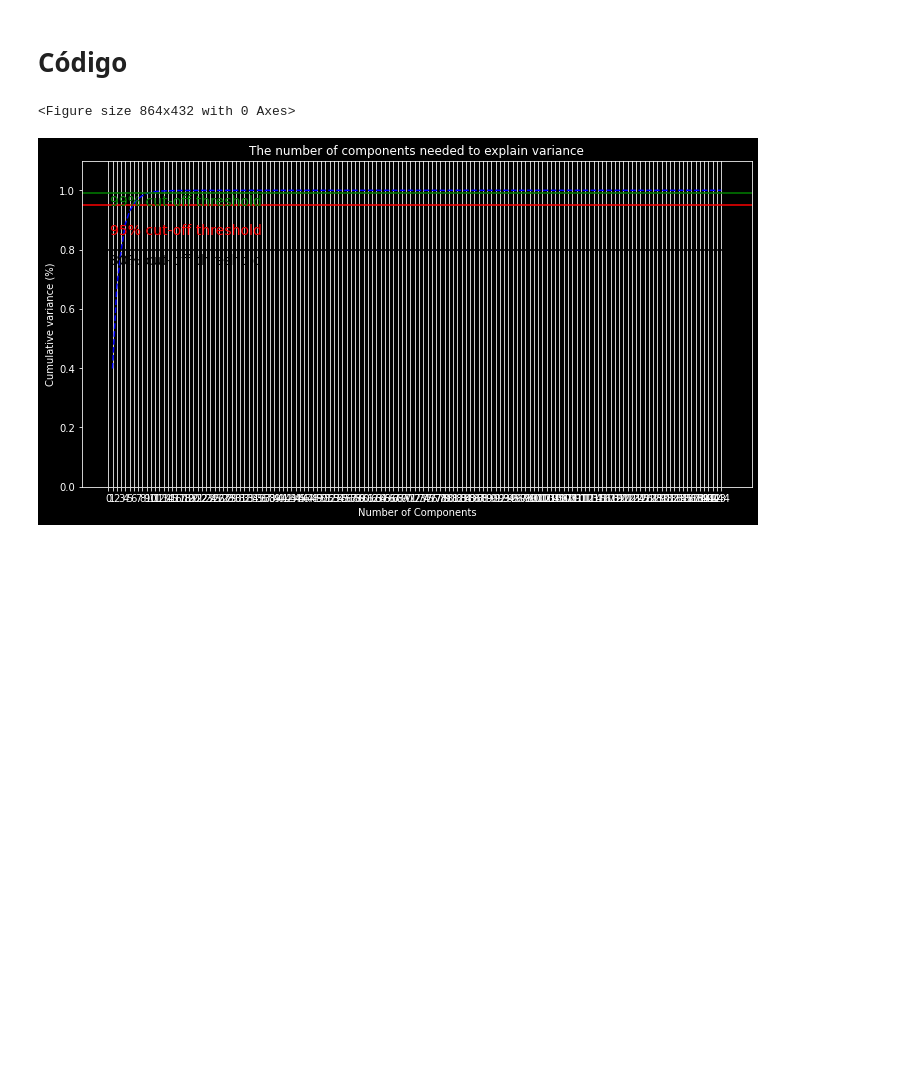
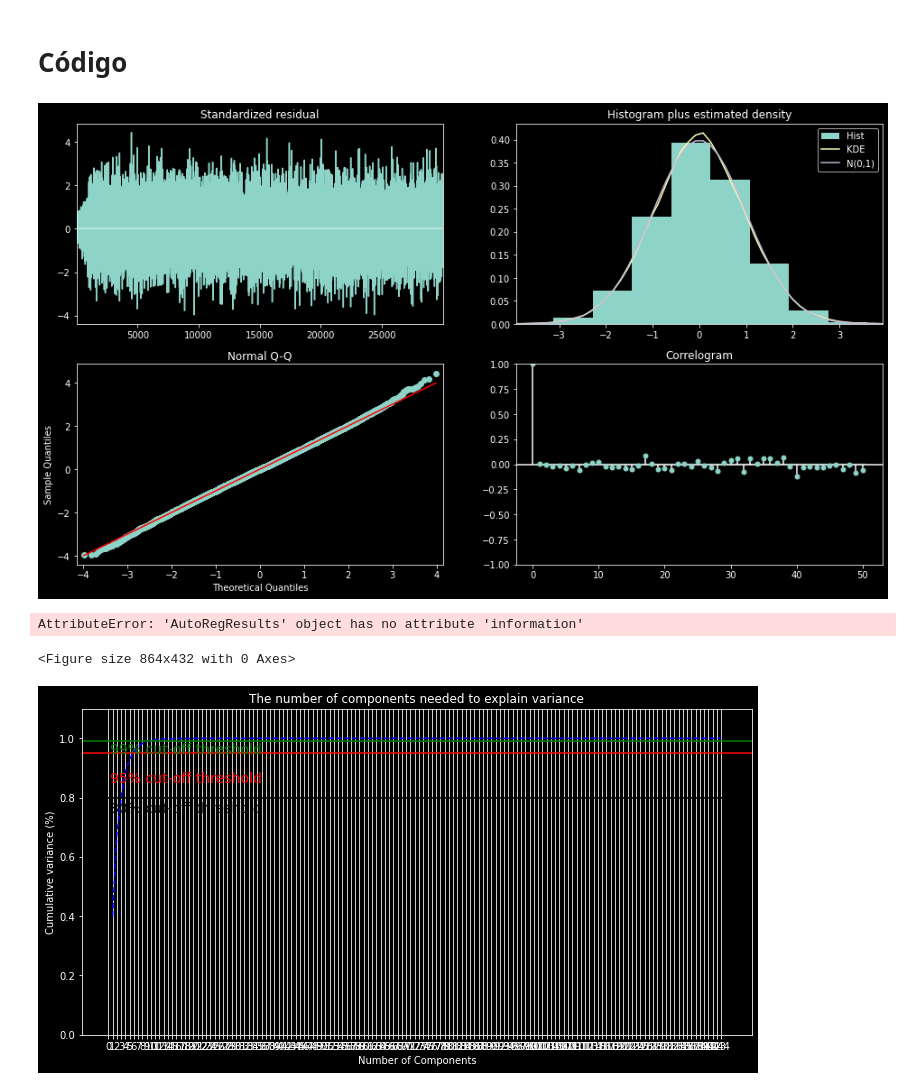
Before and after one commit to fefilizzola/HIML_TrabalhoFinal, a Jupyter notebook: main_script_features.ipynb, the cells around one changed output. Cells and saved outputs as stored; diff of their text form; code cells hidden in the pictures; blank space fills up the shorter version.

```diff
--- a/main_script_features.ipynb
+++ b/main_script_features.ipynb
@@ -27,6 +27,19 @@ from sklearn.preprocessing import StandardScaler
 from sklearn.metrics import confusion_matrix, accuracy_score
 import warnings
 warnings.filterwarnings('ignore')
+# %%
+# string="white_noise_"+str(1)+".lvm"
+# d=read(join(getcwd(),f'Case_R_(+25)/Case_R_(+25)_1/',string))
+# d[0]['Channel names'].pop()
+# df=pd.DataFrame(d[0]['data'],columns=d[0]['Channel names'])
+sel = ar_select_order(df["Ch2"][:30000],30)
+sel.ar_lags
+res = sel.model.fit()
+
+fig = plt.figure(figsize=(16, 9))
+fig = res.plot_diagnostics(fig=fig, lags=50)
+# %% [output]
+[figure, added]
 # %%
 # Params Download Data.
 case_scheme = ["R","A","B","C","D","E","F","G","H","I","J","K","L"]
@@ -63,6 +76,11 @@ for jj, case in enumerate(case_scheme):
         except:
             continue
 df_AR=np.array(df_AR)
+# %%
+fig = plt.figure(figsize=(16, 9))
+fig = res.plot_diagnostics(fig=fig, lags=30)
+# %% [output]
+AttributeError: 'AutoRegResults' object has no attribute 'information'
 # %%
 # PCA
 pca = PCA().fit(df_AR[:,:-1])
```
Also changed, not shown: parts of 1 cell of this notebook.
